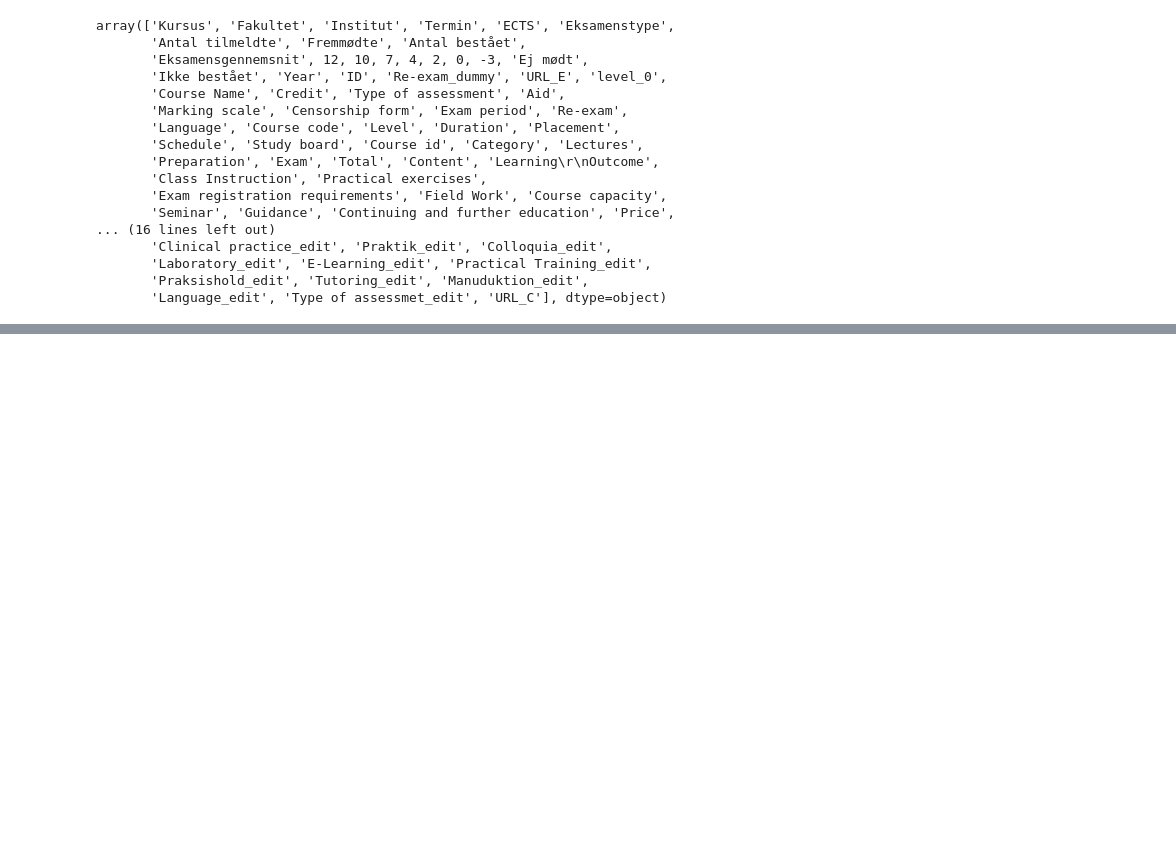
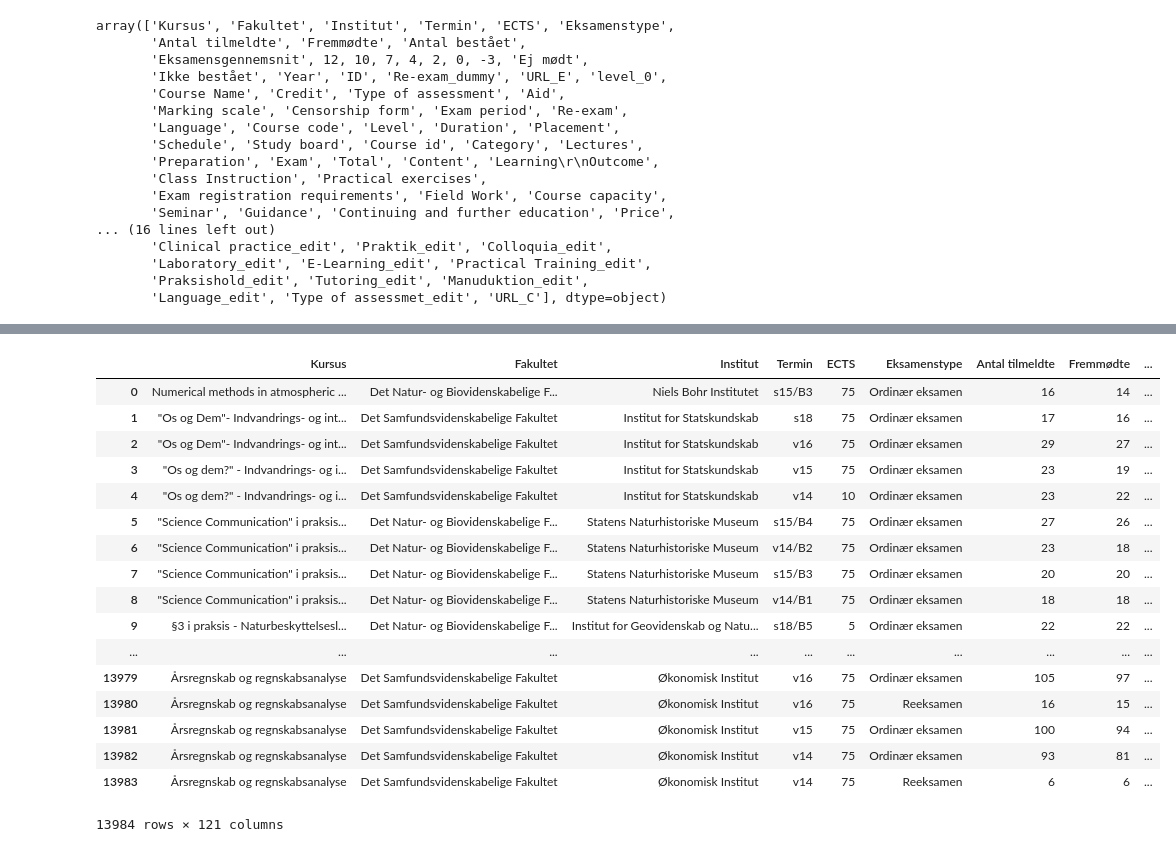
Before and after one commit to tnv875/Group18-NoTeeth, a Jupyter notebook: Exam project/Jacob legemappe/Load final data set (JACOB DUPLICATE)-Copy1.ipynb, the cells around one changed output, grey strips where cells are left out. Saved outputs shown, nothing was run; the diff lists cells and outputs as text; code cells hidden in the pictures; blank space fills up the shorter version.

```diff
--- a/Exam project/Jacob legemappe/Load final data set (JACOB DUPLICATE)-Copy1.ipynb
+++ b/Exam project/Jacob legemappe/Load final data set (JACOB DUPLICATE)-Copy1.ipynb
@@ -42,0 +136,23 @@ array(['Kursus', 'Fakultet', 'Institut', 'Termin', 'ECTS', 'Eksamenstype',
+# %%
+df["Termin_edit"] = Termin_edit
+
+df
+# %% [output]
+|  | Kursus | Fakultet | Institut | Termin | ECTS | Eksamenstype | Antal tilmeldte | Fremmødte | ... |
+| 0 | Numerical methods in atmospheric ... | Det Natur- og Biovidenskabelige F... | Niels Bohr Institutet | s15/B3 | 75 | Ordinær eksamen | 16 | 14 | ... |
+| 1 | "Os og Dem"- Indvandrings- og int... | Det Samfundsvidenskabelige Fakultet | Institut for Statskundskab | s18 | 75 | Ordinær eksamen | 17 | 16 | ... |
+| 2 | "Os og Dem"- Indvandrings- og int... | Det Samfundsvidenskabelige Fakultet | Institut for Statskundskab | v16 | 75 | Ordinær eksamen | 29 | 27 | ... |
+| 3 | "Os og dem?" - Indvandrings- og i... | Det Samfundsvidenskabelige Fakultet | Institut for Statskundskab | v15 | 75 | Ordinær eksamen | 23 | 19 | ... |
+| 4 | "Os og dem?" - Indvandrings- og i... | Det Samfundsvidenskabelige Fakultet | Institut for Statskundskab | v14 | 10 | Ordinær eksamen | 23 | 22 | ... |
+| 5 | "Science Communication" i praksis... | Det Natur- og Biovidenskabelige F... | Statens Naturhistoriske Museum | s15/B4 | 75 | Ordinær eksamen | 27 | 26 | ... |
+| 6 | "Science Communication" i praksis... | Det Natur- og Biovidenskabelige F... | Statens Naturhistoriske Museum | v14/B2 | 75 | Ordinær eksamen | 23 | 18 | ... |
+| 7 | "Science Communication" i praksis... | Det Natur- og Biovidenskabelige F... | Statens Naturhistoriske Museum | s15/B3 | 75 | Ordinær eksamen | 20 | 20 | ... |
+| 8 | "Science Communication" i praksis... | Det Natur- og Biovidenskabelige F... | Statens Naturhistoriske Museum | v14/B1 | 75 | Ordinær eksamen | 18 | 18 | ... |
+| 9 | §3 i praksis - Naturbeskyttelsesl... | Det Natur- og Biovidenskabelige F... | Institut for Geovidenskab og Natu... | s18/B5 | 5 | Ordinær eksamen | 22 | 22 | ... |
+| ... | ... | ... | ... | ... | ... | ... | ... | ... | ... |
+| 13979 | Årsregnskab og regnskabsanalyse | Det Samfundsvidenskabelige Fakultet | Økonomisk Institut | v16 | 75 | Ordinær eksamen | 105 | 97 | ... |
+| 13980 | Årsregnskab og regnskabsanalyse | Det Samfundsvidenskabelige Fakultet | Økonomisk Institut | v16 | 75 | Reeksamen | 16 | 15 | ... |
+| 13981 | Årsregnskab og regnskabsanalyse | Det Samfundsvidenskabelige Fakultet | Økonomisk Institut | v15 | 75 | Ordinær eksamen | 100 | 94 | ... |
+| 13982 | Årsregnskab og regnskabsanalyse | Det Samfundsvidenskabelige Fakultet | Økonomisk Institut | v14 | 75 | Ordinær eksamen | 93 | 81 | ... |
+| 13983 | Årsregnskab og regnskabsanalyse | Det Samfundsvidenskabelige Fakultet | Økonomisk Institut | v14 | 75 | Reeksamen | 6 | 6 | ... |
+13984 rows × 121 columns
```
Also changed, not shown: parts of 8 cells of this notebook.
